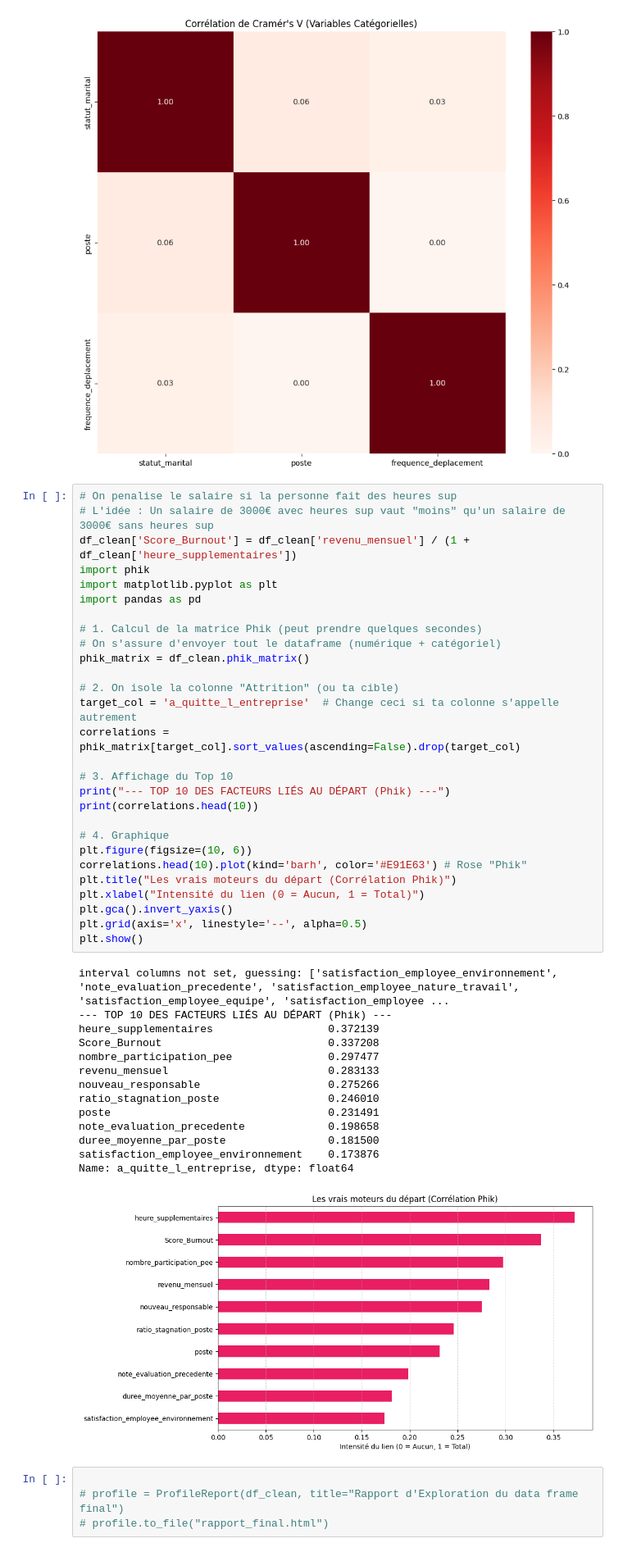
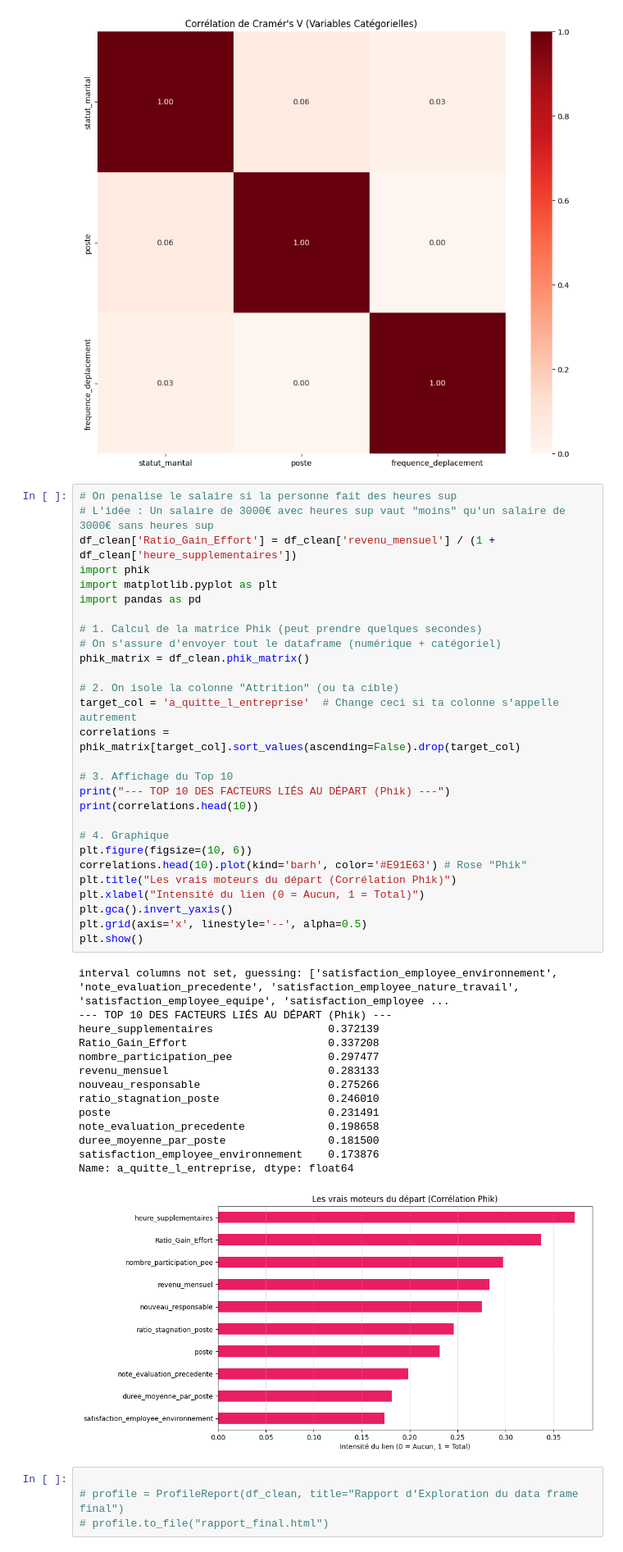
Before and after one commit to Apinsun/Projet4, a Jupyter notebook: projet4_v2.ipynb, the cells around one changed output. Shown at 82% size. Cells and saved outputs as stored; diff of their text form.

```diff
--- a/projet4_v2.ipynb
+++ b/projet4_v2.ipynb
@@ -387,7 +387,7 @@ plt.show()
 # %%
 # On penalise le salaire si la personne fait des heures sup
 # L'idée : Un salaire de 3000€ avec heures sup vaut "moins" qu'un salaire de 3000€ sans heures sup
-df_clean['Score_Burnout'] = df_clean['revenu_mensuel'] / (1 + df_clean['heure_supplementaires'])
+df_clean['Ratio_Gain_Effort'] = df_clean['revenu_mensuel'] / (1 + df_clean['heure_supplementaires'])
 import phik
 import matplotlib.pyplot as plt
 import pandas as pd
@@ -398,35 +398,35 @@ phik_matrix = df_clean.phik_matrix()
 
 # 2. On isole la colonne "Attrition" (ou ta cible)
 target_col = 'a_quitte_l_entreprise'  # Change ceci si ta colonne s'appelle autrement
 correlations = phik_matrix[target_col].sort_values(ascending=False).drop(target_col)
 
 # 3. Affichage du Top 10
 print("--- TOP 10 DES FACTEURS LIÉS AU DÉPART (Phik) ---")
 print(correlations.head(10))
 
 # 4. Graphique
 plt.figure(figsize=(10, 6))
 correlations.head(10).plot(kind='barh', color='#E91E63') # Rose "Phik"
 plt.title("Les vrais moteurs du départ (Corrélation Phik)")
 plt.xlabel("Intensité du lien (0 = Aucun, 1 = Total)")
 plt.gca().invert_yaxis()
 plt.grid(axis='x', linestyle='--', alpha=0.5)
 plt.show()
 # %% [output]
 interval columns not set, guessing: ['satisfaction_employee_environnement', 'note_evaluation_precedente', 'satisfaction_employee_nature_travail', 'satisfaction_employee_equipe', 'satisfaction_employee ...
 --- TOP 10 DES FACTEURS LIÉS AU DÉPART (Phik) ---
 heure_supplementaires                  0.372139
-Score_Burnout                          0.337208
+Ratio_Gain_Effort                      0.337208
 nombre_participation_pee               0.297477
 revenu_mensuel                         0.283133
 nouveau_responsable                    0.275266
 ratio_stagnation_poste                 0.246010
 poste                                  0.231491
 note_evaluation_precedente             0.198658
 duree_moyenne_par_poste                0.181500
 satisfaction_employee_environnement    0.173876
 Name: a_quitte_l_entreprise, dtype: float64
-[figure, old version]
+[figure, new version]
 # %%
 
 # profile = ProfileReport(df_clean, title="Rapport d'Exploration du data frame final")
```
Also changed, not shown: parts of 20 cells of this notebook, 1 other file.
